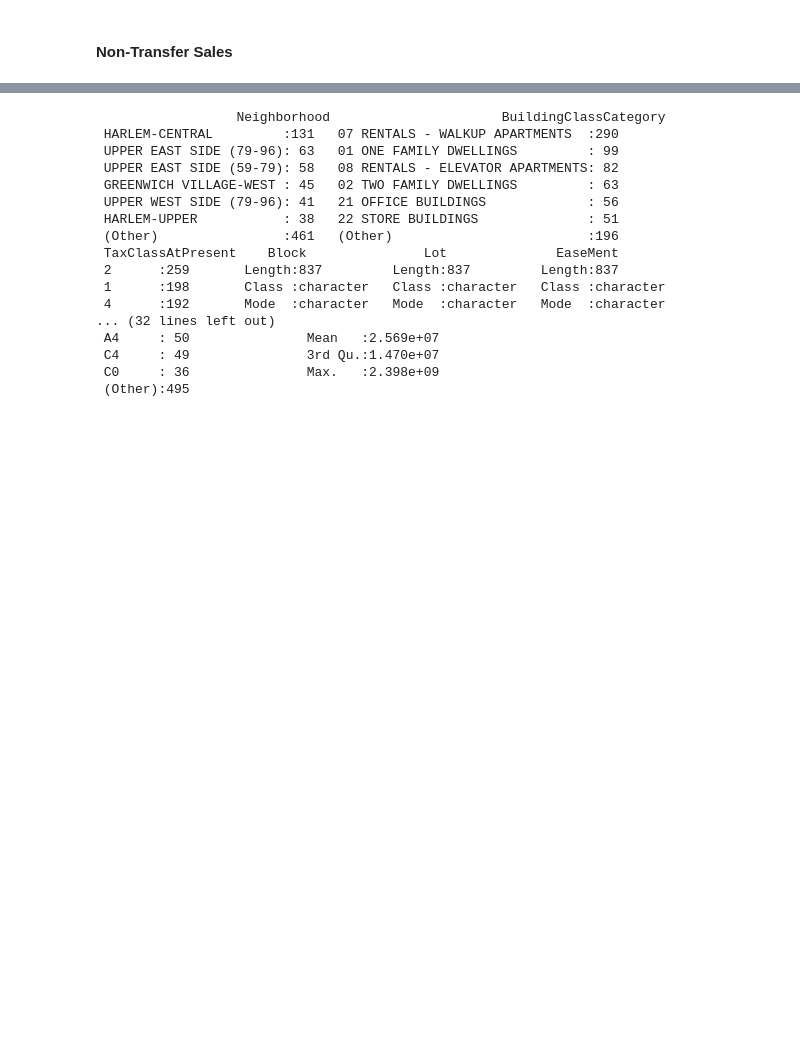
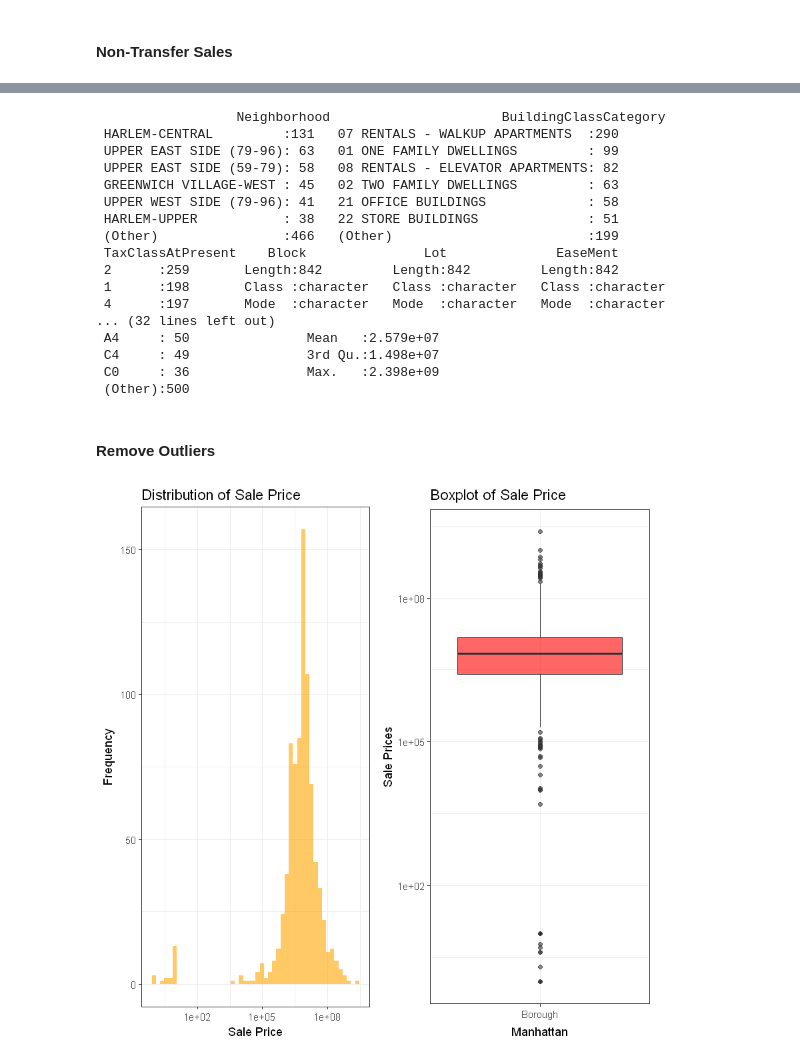
Before and after one commit to vknguyen1902/data-mining, a Jupyter notebook: Real Estates Manhattan.ipynb, the cells around one changed output, grey strips where cells are left out. Cells and saved outputs as stored; diff of their text form; code cells hidden in the pictures; blank space fills up the shorter version.

```diff
--- a/Real Estates Manhattan.ipynb
+++ b/Real Estates Manhattan.ipynb
@@ -168,7 +188,7 @@ Classes 'tbl_df', 'tbl' and 'data.frame':       782 obs. of  21 variables:
 # %% [markdown]
 #### Non-Transfer Sales
 # %%
-clean_sales <- sales %>% filter(SalePrice != 0 & TotalUnits != 0 & ZipCode != 0 &
+clean_sales <- sales %>% filter(SalePrice != 0 & ZipCode != 0 &
                                 YearBuilt != 0 & GrossSquareFeet != 0)
 head(clean_sales, n = 5)
 str(clean_sales)
@@ -204,15 +224,32 @@ summary(clean_sales[,-1])
  UPPER EAST SIDE (79-96): 63   01 ONE FAMILY DWELLINGS         : 99
  UPPER EAST SIDE (59-79): 58   08 RENTALS - ELEVATOR APARTMENTS: 82
  GREENWICH VILLAGE-WEST : 45   02 TWO FAMILY DWELLINGS         : 63
- UPPER WEST SIDE (79-96): 41   21 OFFICE BUILDINGS             : 56
+ UPPER WEST SIDE (79-96): 41   21 OFFICE BUILDINGS             : 58
  HARLEM-UPPER           : 38   22 STORE BUILDINGS              : 51
- (Other)                :461   (Other)                         :196
+ (Other)                :466   (Other)                         :199
  TaxClassAtPresent    Block               Lot              EaseMent
- 2      :259       Length:837         Length:837         Length:837
+ 2      :259       Length:842         Length:842         Length:842
  1      :198       Class :character   Class :character   Class :character
- 4      :192       Mode  :character   Mode  :character   Mode  :character
+ 4      :197       Mode  :character   Mode  :character   Mode  :character
 ... (32 lines left out)
- A4     : 50               Mean   :2.569e+07
- C4     : 49               3rd Qu.:1.470e+07
+ A4     : 50               Mean   :2.579e+07
+ C4     : 49               3rd Qu.:1.498e+07
  C0     : 36               Max.   :2.398e+09
- (Other):495
+ (Other):500
+# %% [markdown]
+#### Remove Outliers
+# %%
+#SalePrice Distribution
+his_price <- ggplot(clean_sales, aes(clean_sales$SalePrice)) +
+    geom_histogram(fill="orange", alpha = 0.6, bins = 50) +
+    scale_x_log10() + ggtitle('Distribution of Sale Price') +
+    xlab('Sale Price') + ylab('Frequency') + theme_bw()
+
+bpl_price <- ggplot(clean_sales, aes(y=clean_sales$SalePrice, x='Borough')) +
+    geom_boxplot(fill = 'red', alpha = 0.6) + scale_y_log10() +
+    ggtitle('Boxplot of Sale Price') +
+    xlab('Manhattan') + ylab('Sale Prices') + theme_bw()
+
+plot_grid(his_price, bpl_price)
+# %% [output]
+[figure, added]
```
Also changed, not shown: parts of 9 cells of this notebook.
